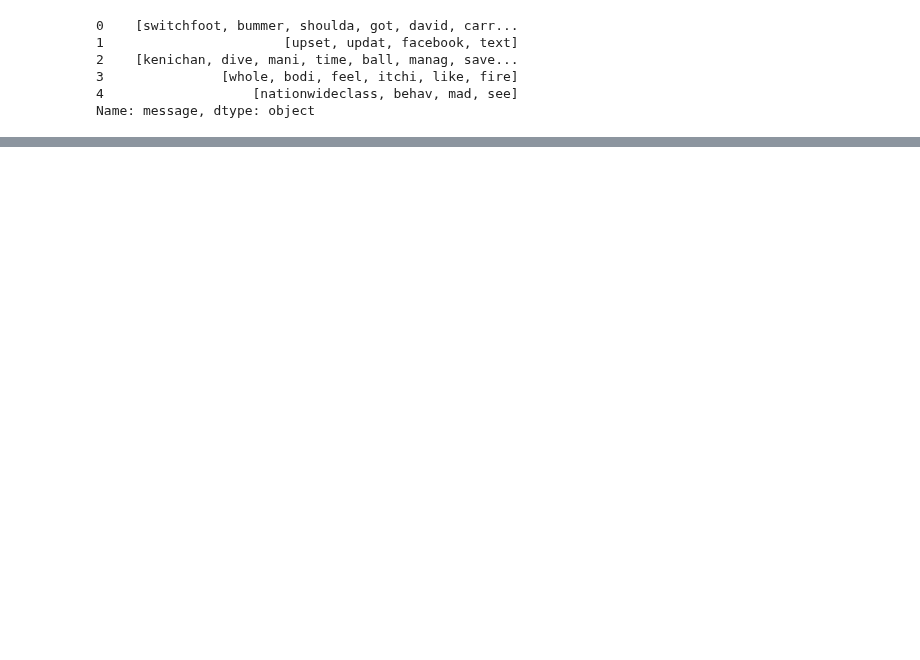
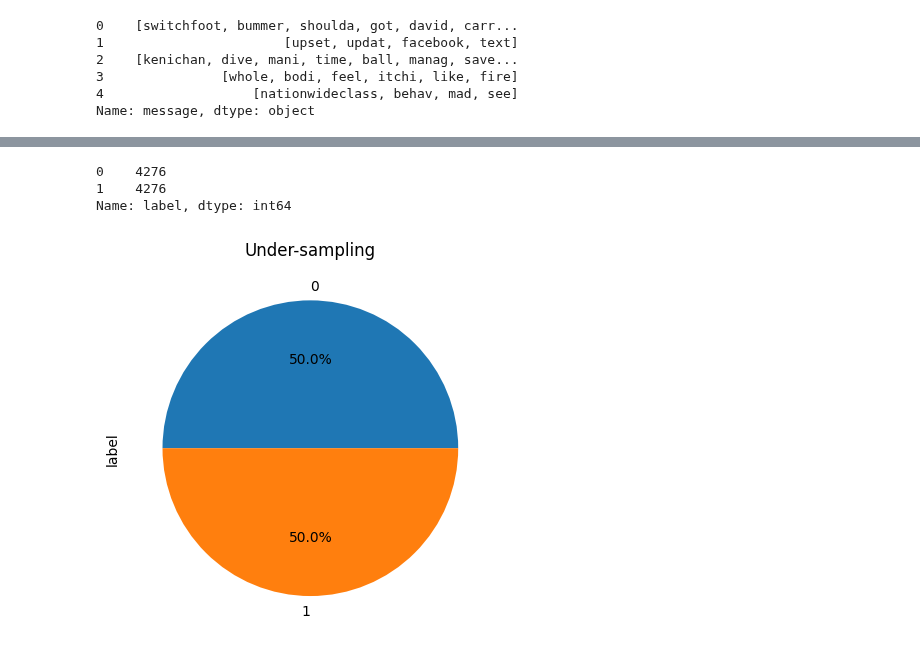
Before and after one commit to GiuseppeDiPalma/perception, a Jupyter notebook: perception.ipynb, the cells around one changed output, grey strips where cells are left out. Drawn from its saved outputs; the diff is of its cells as text; code cells hidden in the pictures; blank space fills up the shorter version.

```diff
--- a/perception.ipynb
+++ b/perception.ipynb
@@ -164,0 +175,17 @@ X_train, X_test, y_train, y_test = train_test_split(counts, df['label'], test_si
+# %%
+from imblearn.under_sampling import RandomUnderSampler
+
+rus = RandomUnderSampler(sampling_strategy="not minority") # Numerical value
+
+X_resample, y_resample = rus.fit_resample(X_train, y_train)
+
+ax = y_resample.value_counts().plot.pie(autopct='%1.1f%%')
+
+_ = ax.set_title("Under-sampling")
+
+y_resample.value_counts()
+# %% [output]
+0    4276
+1    4276
+Name: label, dtype: int64
+[figure, added]
```
Also changed, not shown: parts of 44 cells of this notebook.
